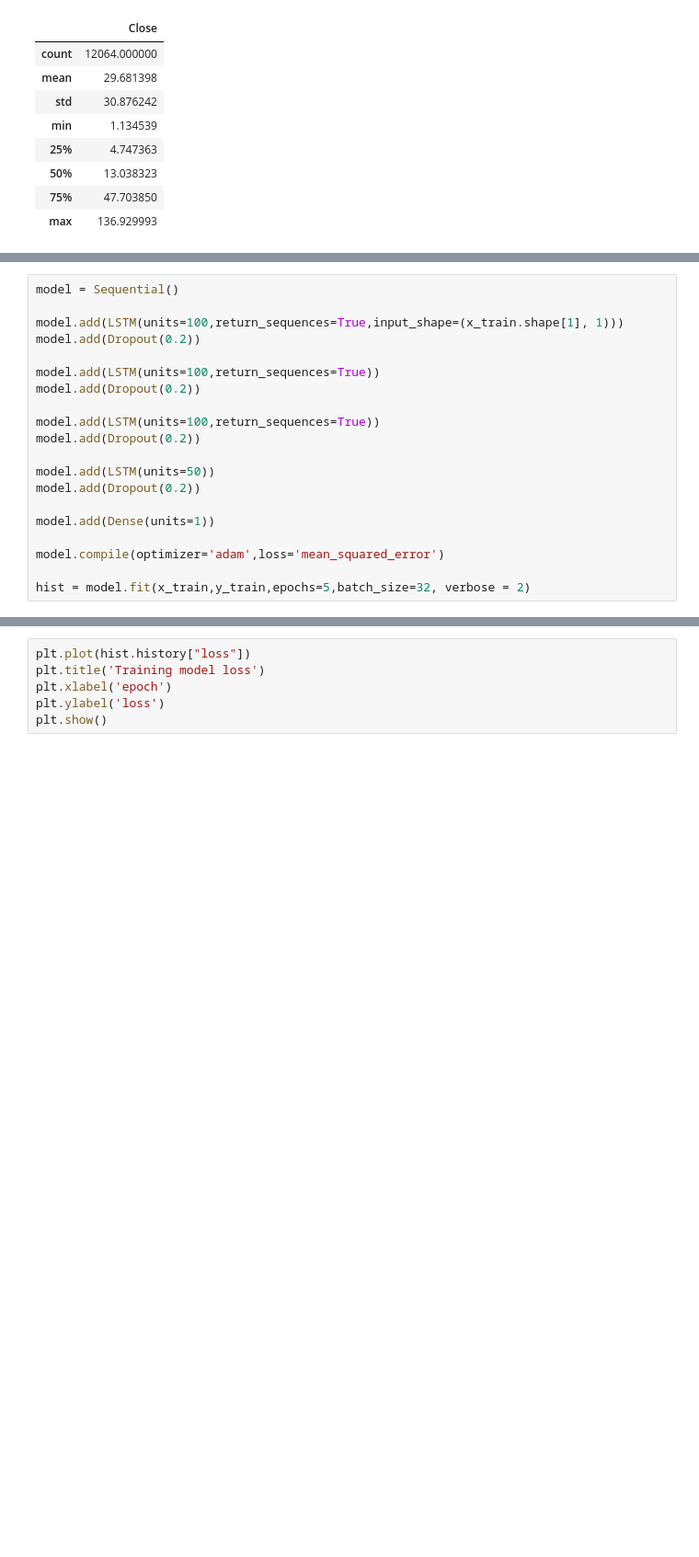
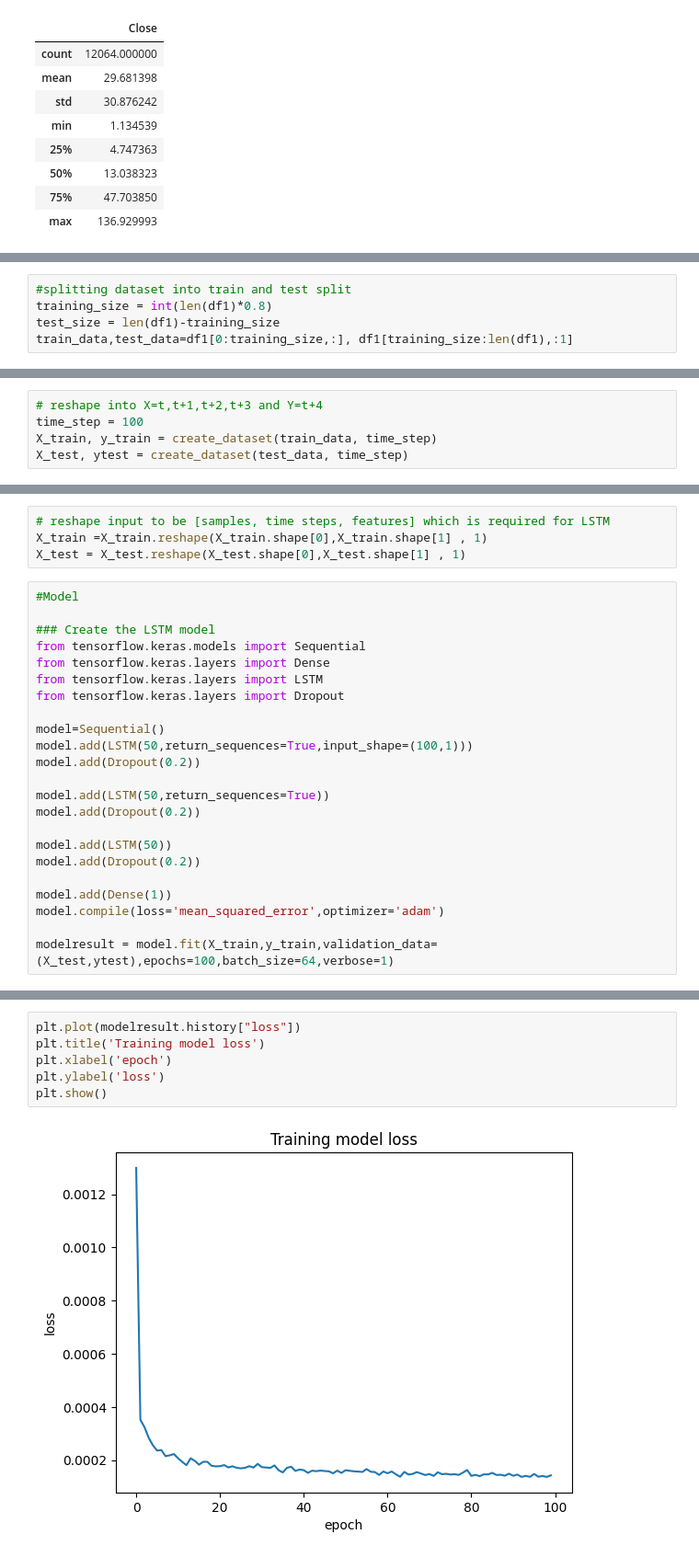
Before and after one commit to commitit/Stock-Prediction, a Jupyter notebook: stock_prediction.ipynb, the cells around one changed output, grey strips where cells are left out. Shown at 92% size. Saved outputs shown, nothing was run; the diff lists cells and outputs as text; blank space fills up the shorter version.

```diff
--- a/stock_prediction.ipynb
+++ b/stock_prediction.ipynb
@@ -177,0 +139,5 @@ from keras.layers import Dense
+# %%
+#splitting dataset into train and test split
+training_size = int(len(df1)*0.8)
+test_size = len(df1)-training_size
+train_data,test_data=df1[0:training_size,:], df1[training_size:len(df1),:1]
@@ -177,0 +172,5 @@ from keras.layers import Dense
+# %%
+# reshape into X=t,t+1,t+2,t+3 and Y=t+4
+time_step = 100
+X_train, y_train = create_dataset(train_data, time_step)
+X_test, ytest = create_dataset(test_data, time_step)
@@ -178,20 +189,27 @@ from keras.layers import Dense
+# %%
+# reshape input to be [samples, time steps, features] which is required for LSTM
+X_train =X_train.reshape(X_train.shape[0],X_train.shape[1] , 1)
+X_test = X_test.reshape(X_test.shape[0],X_test.shape[1] , 1)
 # %%
-model = Sequential()
+#Model
 
-model.add(LSTM(units=100,return_sequences=True,input_shape=(x_train.shape[1], 1)))
+### Create the LSTM model
+from tensorflow.keras.models import Sequential
+from tensorflow.keras.layers import Dense
+from tensorflow.keras.layers import LSTM
+from tensorflow.keras.layers import Dropout
+
+model=Sequential()
+model.add(LSTM(50,return_sequences=True,input_shape=(100,1)))
 model.add(Dropout(0.2))
 
-model.add(LSTM(units=100,return_sequences=True))
+model.add(LSTM(50,return_sequences=True))
 model.add(Dropout(0.2))
 
-model.add(LSTM(units=100,return_sequences=True))
+model.add(LSTM(50))
 model.add(Dropout(0.2))
 
-model.add(LSTM(units=50))
-model.add(Dropout(0.2))
+model.add(Dense(1))
+model.compile(loss='mean_squared_error',optimizer='adam')
 
-model.add(Dense(units=1))
-
-model.compile(optimizer='adam',loss='mean_squared_error')
-
-hist = model.fit(x_train,y_train,epochs=5,batch_size=32, verbose = 2)
+modelresult = model.fit(X_train,y_train,validation_data=(X_test,ytest),epochs=100,batch_size=64,verbose=1)
@@ -200,6 +254,8 @@ hist = model.fit(x_train,y_train,epochs=5,batch_size=32, verbose = 2)
 # %%
-plt.plot(hist.history["loss"])
+plt.plot(modelresult.history["loss"])
 plt.title('Training model loss')
 plt.xlabel('epoch')
 plt.ylabel('loss')
 plt.show()
+# %% [output]
+[figure, added]
```
Also changed, not shown: parts of 27 cells of this notebook.
